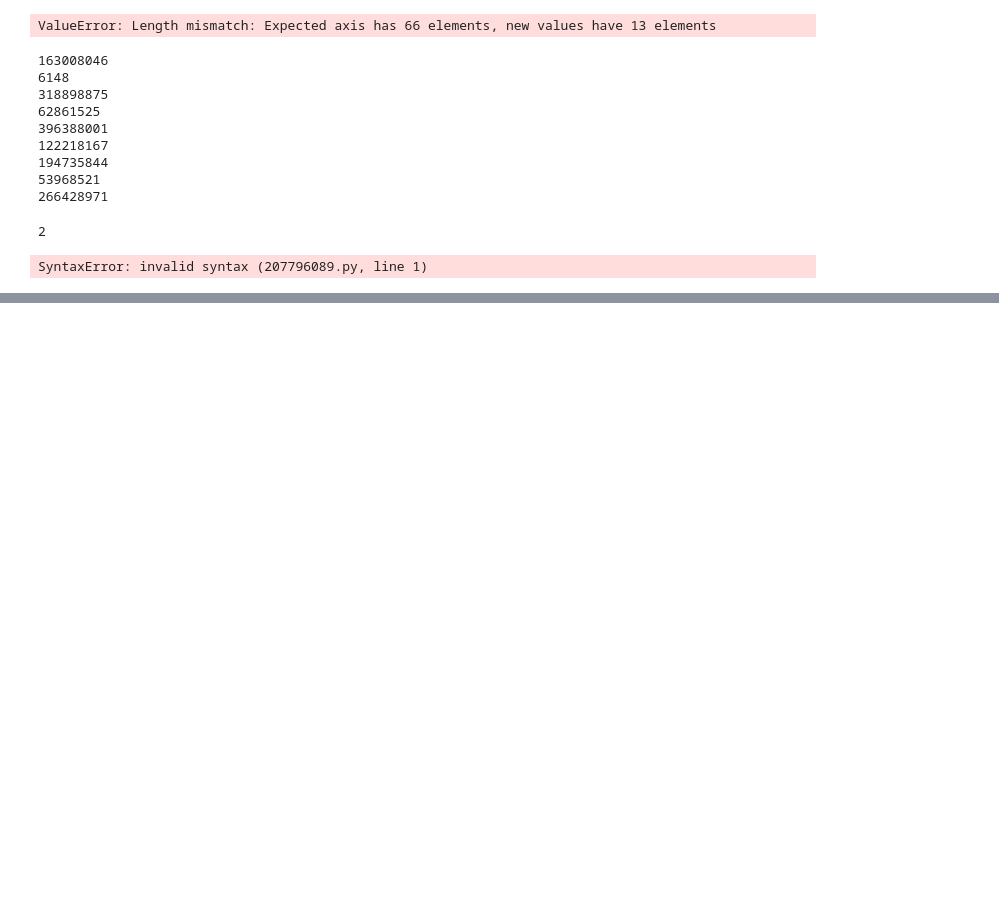
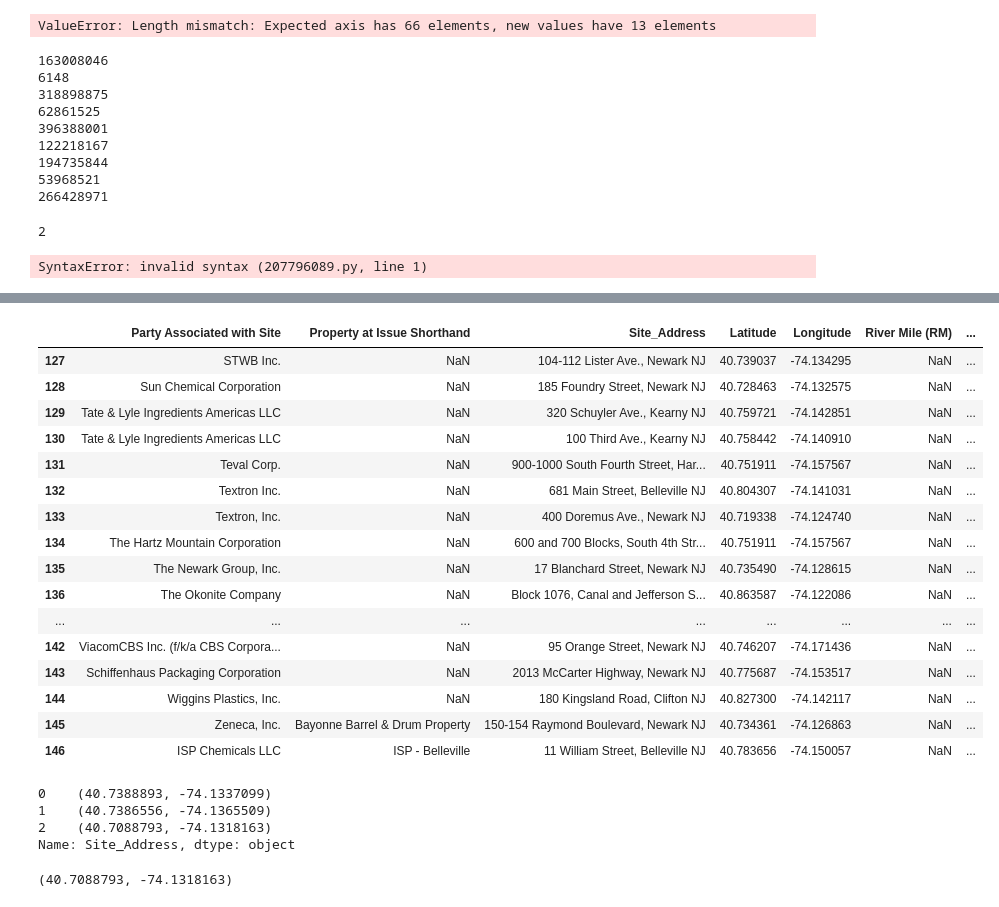
Before and after one commit to kxh3/environmental_contamination, a Jupyter notebook: data/cleandata/lauren_data_cleaning.ipynb, the cells around one changed output, grey strips where cells are left out. Cells and saved outputs as stored; diff of their text form; code cells hidden in the pictures; blank space fills up the shorter version.

Commit message:
Adding coordinates for industry sites in lauren_data_cleaning.ipynb

```diff
--- a/data/cleandata/lauren_data_cleaning.ipynb
+++ b/data/cleandata/lauren_data_cleaning.ipynb
@@ -303,0 +319,3 @@ SyntaxError: invalid syntax (207796089.py, line 1)
+# %%
+industry_sites = industry_sites.rename(columns={'Site Address':'Site_Address'})
+industry_sites.head()
@@ -303,0 +329,62 @@ SyntaxError: invalid syntax (207796089.py, line 1)
+# %%
+base_url = "https://maps.googleapis.com/maps/api/geocode/json?"
+# %%
+def getLocation(row):
+     params = {
+         "key": "AIzaSyBlGGOAANkheofR3xErh0InddnWfKJrsjU",
+         "address": row.Site_Address
+     }
+     try:
+
+          #address = params[Site_Address]
+          response = requests.get(base_url, params = params).json()
+               #print(response.keys())
+          if response ["status"] == "OK":
+               geometry = response["results"][0]["geometry"]
+               latitude = geometry["location"]["lat"]
+               longitude = geometry["location"]["lng"]
+          return (latitude, longitude)
+     except:
+          return (0,0)
+
+
+#Site_Address = row.Site_Address
+
+
+industry_sites[["Latitude", "Longitude"]] = industry_sites.apply(getLocation, result_type='expand', axis=1)
+# %%
+industry_sites.tail(20)
+industry_sites.dropna(subset=['Site_Address'], inplace=True)
+# %%
+industry_sites.tail(20)
+# %% [output]
+|  | Party Associated with Site | Property at Issue Shorthand | Site_Address | Latitude | Longitude | River Mile (RM) | ... |
+| 127 | STWB Inc. | NaN | 104-112 Lister Ave., Newark NJ | 40.739037 | -74.134295 | NaN | ... |
+| 128 | Sun Chemical Corporation | NaN | 185 Foundry Street, Newark NJ | 40.728463 | -74.132575 | NaN | ... |
+| 129 | Tate & Lyle Ingredients Americas LLC | NaN | 320 Schuyler Ave., Kearny NJ | 40.759721 | -74.142851 | NaN | ... |
+| 130 | Tate & Lyle Ingredients Americas LLC | NaN | 100 Third Ave., Kearny NJ | 40.758442 | -74.140910 | NaN | ... |
+| 131 | Teval Corp. | NaN | 900-1000 South Fourth Street, Har... | 40.751911 | -74.157567 | NaN | ... |
+| 132 | Textron Inc. | NaN | 681 Main Street, Belleville NJ | 40.804307 | -74.141031 | NaN | ... |
+| 133 | Textron, Inc. | NaN | 400 Doremus Ave., Newark NJ | 40.719338 | -74.124740 | NaN | ... |
+| 134 | The Hartz Mountain Corporation | NaN | 600 and 700 Blocks, South 4th Str... | 40.751911 | -74.157567 | NaN | ... |
+| 135 | The Newark Group, Inc. | NaN | 17 Blanchard Street, Newark NJ | 40.735490 | -74.128615 | NaN | ... |
+| 136 | The Okonite Company | NaN | Block 1076, Canal and Jefferson S... | 40.863587 | -74.122086 | NaN | ... |
+| ... | ... | ... | ... | ... | ... | ... | ... |
+| 142 | ViacomCBS Inc. (f/k/a CBS Corpora... | NaN | 95 Orange Street, Newark NJ | 40.746207 | -74.171436 | NaN | ... |
+| 143 | Schiffenhaus Packaging Corporation | NaN | 2013 McCarter Highway, Newark NJ | 40.775687 | -74.153517 | NaN | ... |
+| 144 | Wiggins Plastics, Inc. | NaN | 180 Kingsland Road, Clifton NJ | 40.827300 | -74.142117 | NaN | ... |
+| 145 | Zeneca, Inc. | Bayonne Barrel & Drum Property | 150-154 Raymond Boulevard, Newark NJ | 40.734361 | -74.126863 | NaN | ... |
+| 146 | ISP Chemicals LLC | ISP - Belleville | 11 William Street, Belleville NJ | 40.783656 | -74.150057 | NaN | ... |
+# %%
+industry_sites[["Latitude", "Longitude"]]
+df.head()
+# %% [output]
+0    (40.7388893, -74.1337099)
+1    (40.7386556, -74.1365509)
+2    (40.7088793, -74.1318163)
+Name: Site_Address, dtype: object
+# %%
+address = "704 Doremus Ave., Newark NJ"
+getLocation(address)
+# %% [output]
+(40.7088793, -74.1318163)
```
Also changed, not shown: parts of 8 cells of this notebook, 2 other files.
